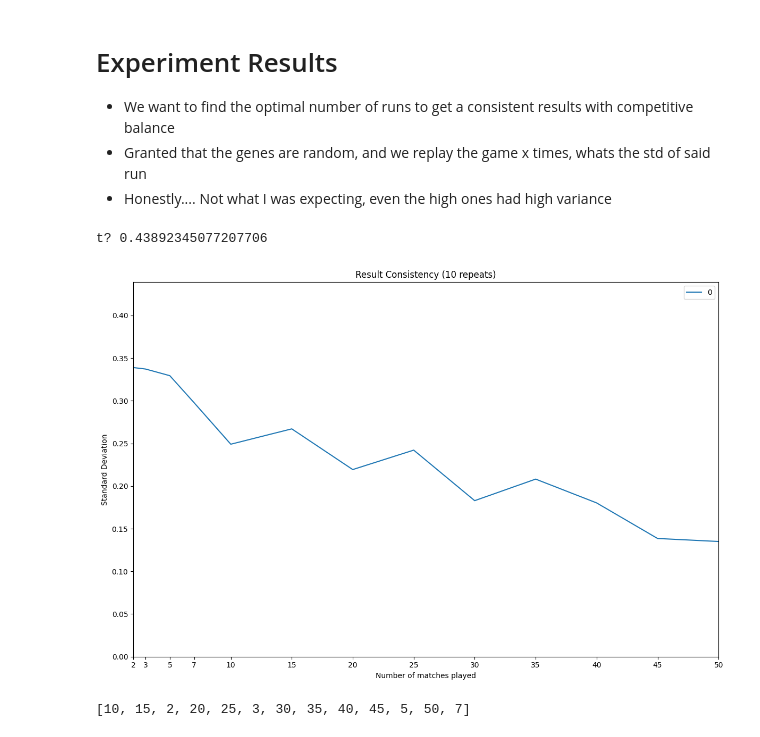
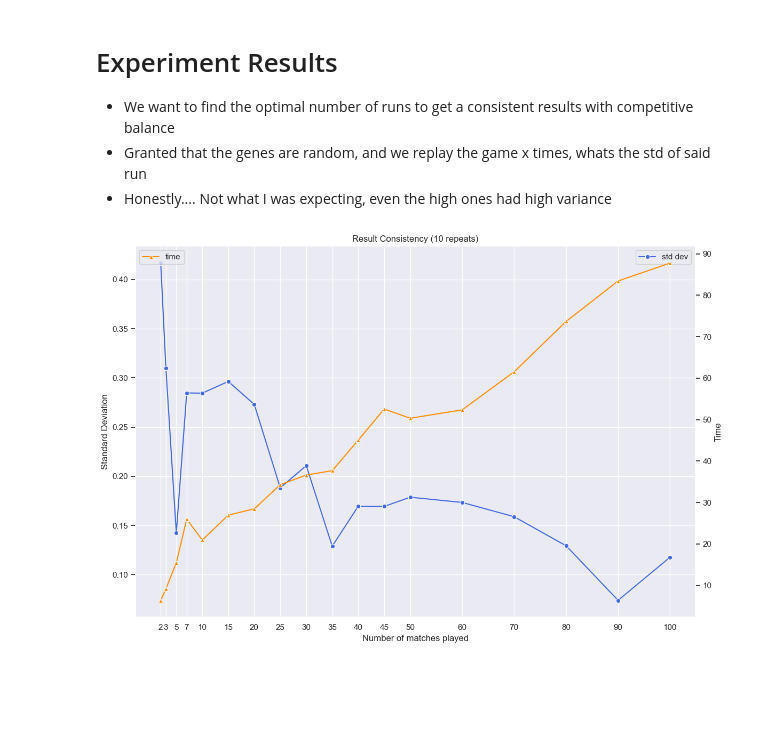
Before and after one commit to KatlegoKungoane/FightingIce, a Jupyter notebook: random.ipynb, the cells around one changed output. Drawn from its saved outputs; the diff is of its cells as text; code cells hidden in the pictures; blank space fills up the shorter version.

Commit message:
added disaster class graph for match consistency

```diff
--- a/random.ipynb
+++ b/random.ipynb
@@ -780,45 +780,77 @@ import pandas
 
 import constants as c
 
-experiment_name: str = '1a6a07a8694e42da84760d3297ffe9a0'
+experiment_name: str = '401d5b8a63b04179b54d019a0a38b2e5'
 experiment_folder: pathlib.Path = pathlib.Path(os.path.join(c.LOGS.SOLUTION_EXPLORER, 'logs', experiment_name))
 
 if not experiment_folder.exists():
-    raise FileNotFoundError(f"Missing file: {experiment_folder.name}")
+    raise FileNotFoundError(f'Missing file: {experiment_folder.name}')
 
 list_experiment_results: list[np.ndarray] = []
+list_experiment_times: list[np.ndarray] = []
 match_counts: list[str] = []
 
 # We omit single runs because they are extremely misleading
-for experiment in experiment_folder.glob("match_count*.csv"):
+for experiment in experiment_folder.glob('match_count*.csv'):
     pattern: str = r'match_count_(\d+).csv'
     match: re.Match = re.search(pattern, experiment.name)
     if match:
         if match.group(1) == '1':
             continue
         list_experiment_results.append(np.loadtxt(str(experiment), delimiter=',', dtype=float))
         match_counts.append(int(match.group(1)))
 
+# match_counts = sorted(match_counts)
+
+# Lazy code
+for experiment in experiment_folder.glob('match_time*.csv'):
+    pattern: str = r'match_time_(\d+).csv'
+    match: re.Match = re.search(pattern, experiment.name)
+    if match:
+        if match.group(1) == '1':
+            continue
+        list_experiment_times.append(np.loadtxt(str(experiment), delimiter=',', dtype=float))
+
 experiment_results: np.ndarray = np.stack(list_experiment_results)
+experiment_times: np.ndarray = np.stack(list_experiment_times)
 experiment_std: np.array = np.std(experiment_results, axis=1)
 
+experiment_time_mean: np.array = np.mean(experiment_times, axis=1)
+
+seaborn.set_theme(style='darkgrid', palette=seaborn.color_palette('bright'))
 plt.figure(figsize=(12, 8))
-line_plot = seaborn.lineplot(data=pandas.DataFrame(experiment_std, index=match_counts))
+axis_std = plt.gca()
+
+line_plot = seaborn.lineplot(
+    x=match_counts,
+    y=experiment_std,
+    marker='o',
+    color='royalblue',
+    label='std dev',
+    ax=axis_std,
+)
+axis_std.set_ylabel('Standard Deviation')
+
+axis_time = axis_std.twinx()
+seaborn.lineplot(
+    x=match_counts,
+    y=experiment_time_mean,
+    marker='^',
+    label='time',
+    color='darkorange',
+    ax=axis_time,
+)
+axis_time.set_ylabel('Time')
+axis_time.grid(False)
 
 line_plot.set_title(f'Result Consistency ({experiment_results.shape[1]} repeats)')
 line_plot.set_xlabel('Number of matches played')
-line_plot.set_ylabel('Standard Deviation')
 
 t = experiment_std.max() + 0.1
-line_plot.set_xlim(left=min(match_counts), right=max(match_counts))
-line_plot.set_ylim(bottom=0, top=t)
 line_plot.set_xticks(match_counts)
 
+plt.legend()
 plt.tight_layout()
 plt.show()
-
-print(match_counts)
 # %% [output]
-t? 0.43892345077207706
-[figure, old version]
+[figure, new version]
-[10, 15, 2, 20, 25, 3, 30, 35, 40, 45, 5, 50, 7]
```
